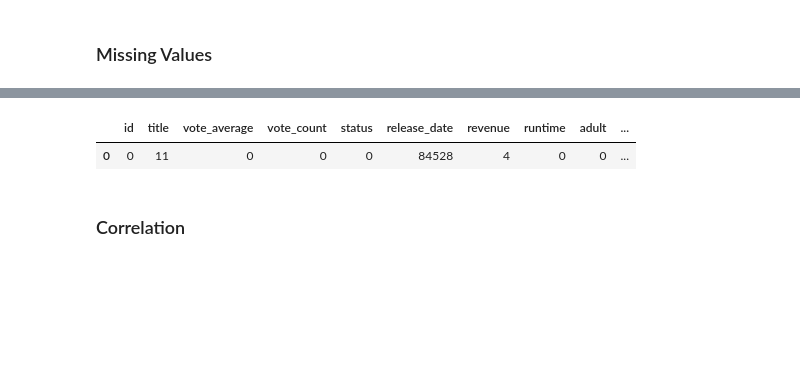
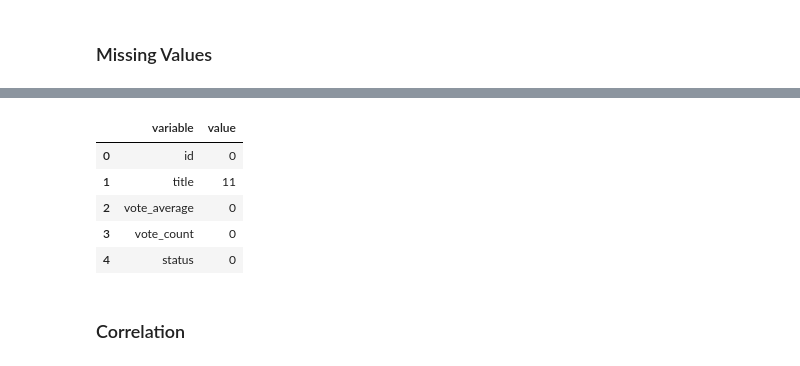
Before and after one commit to kebeneleben/MScDA-Sem2-CA1, a Jupyter notebook: CA1-EDA.ipynb, the cells around one changed output, grey strips where cells are left out. Cells and saved outputs as stored; diff of their text form; code cells hidden in the pictures; blank space fills up the shorter version.

Commit message:
fixed some tables that will be used in the paper in pandas

```diff
--- a/CA1-EDA.ipynb
+++ b/CA1-EDA.ipynb
@@ -102,8 +119,12 @@ moviesDF.agg(*[
 # %%
-moviesDF.select([fn.count(fn.when(fn.col(c).isNull(), c)).alias(c) for c in moviesDF.columns]).toPandas().head()
+moviesDF.select([fn.count(fn.when(fn.col(c).isNull(), c)).alias(c) for c in moviesDF.columns]).toPandas().melt().head()
 # %% [output]
-|  | id | title | vote_average | vote_count | status | release_date | revenue | runtime | adult | ... |
-| 0 | 0 | 11 | 0 | 0 | 0 | 84528 | 4 | 0 | 0 | ... |
+|  | variable | value |
+| 0 | id | 0 |
+| 1 | title | 11 |
+| 2 | vote_average | 0 |
+| 3 | vote_count | 0 |
+| 4 | status | 0 |
 # %% [markdown]
 ### Correlation
 # %%
```
Also changed, not shown: parts of 2 cells of this notebook.
